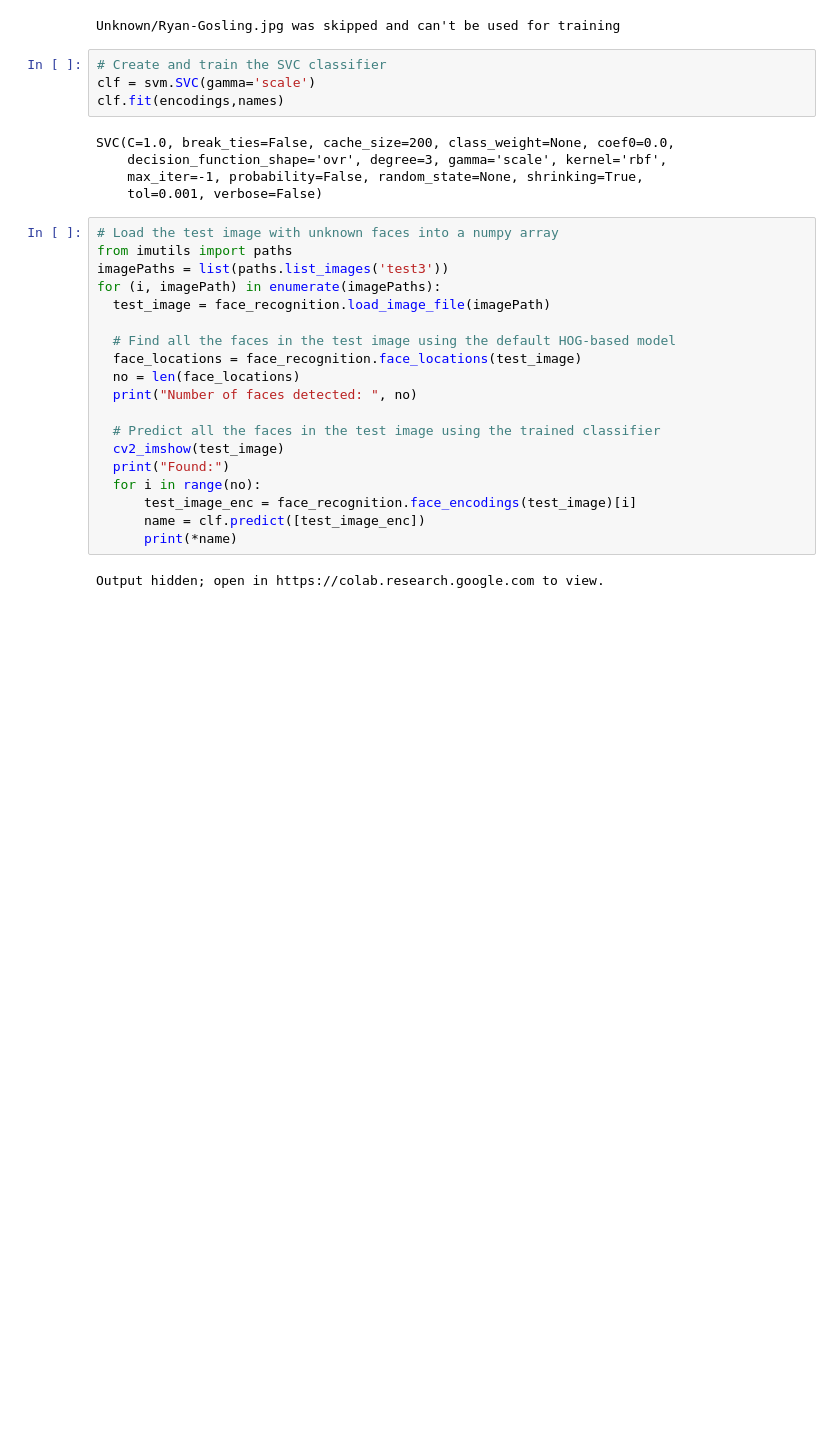
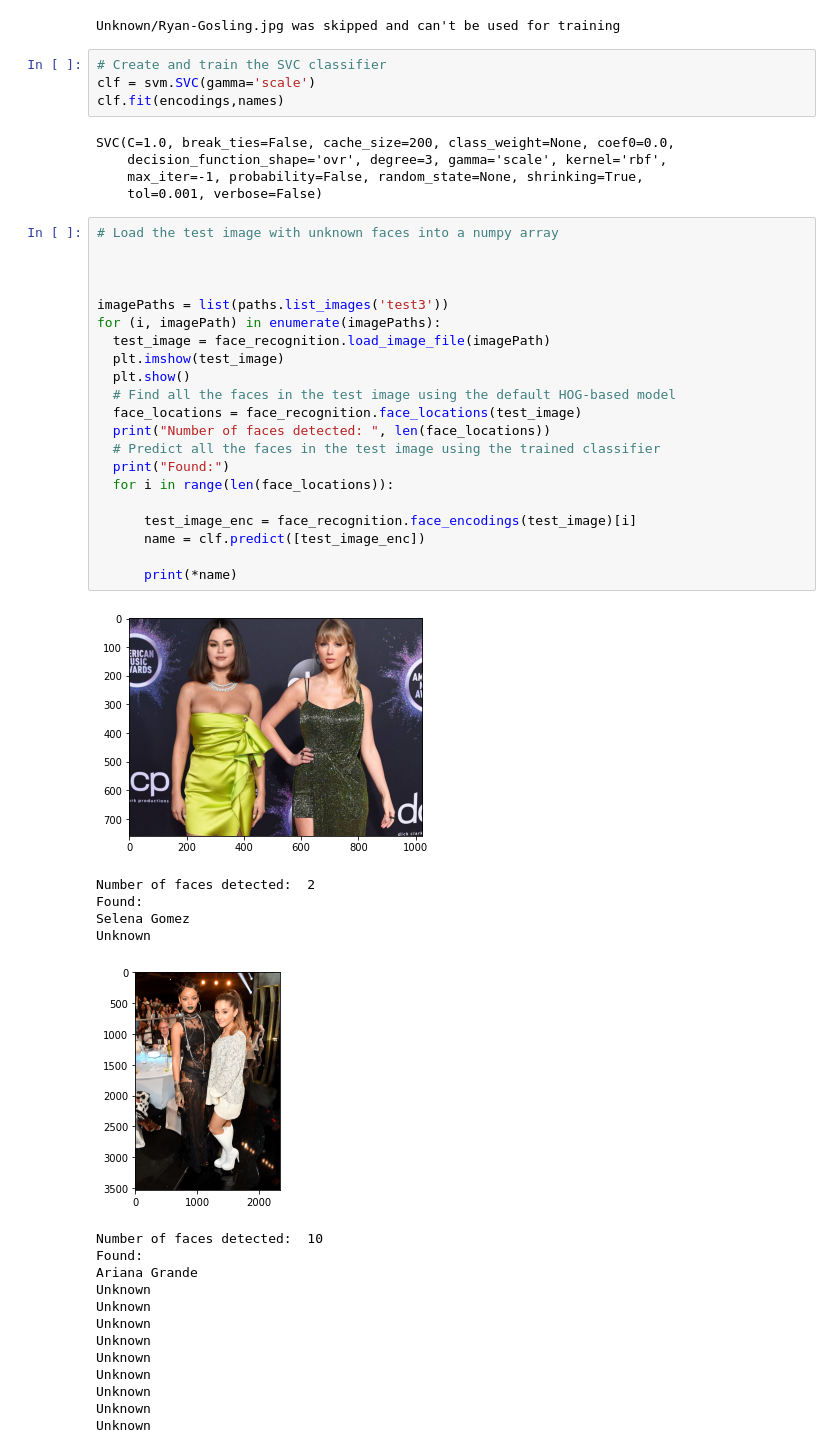
Before and after one commit to elbobrova/Broutonlab_course, a Jupyter notebook: notebooks/example1_face_recogniton.ipynb, the cells around one changed output. Saved outputs shown, nothing was run; the diff lists cells and outputs as text; blank space fills up the shorter version.

```diff
--- a/notebooks/example1_face_recogniton.ipynb
+++ b/notebooks/example1_face_recogniton.ipynb
@@ -76,22 +76,41 @@ SVC(C=1.0, break_ties=False, cache_size=200, class_weight=None, coef0=0.0,
     tol=0.001, verbose=False)
 # %%
 # Load the test image with unknown faces into a numpy array
-from imutils import paths
+
+
+
 imagePaths = list(paths.list_images('test3'))
 for (i, imagePath) in enumerate(imagePaths):
   test_image = face_recognition.load_image_file(imagePath)
-
+  plt.imshow(test_image)
+  plt.show()
   # Find all the faces in the test image using the default HOG-based model
   face_locations = face_recognition.face_locations(test_image)
-  no = len(face_locations)
-  print("Number of faces detected: ", no)
+  print("Number of faces detected: ", len(face_locations))
+  # Predict all the faces in the test image using the trained classifier
+  print("Found:")
+  for i in range(len(face_locations)):
 
-  # Predict all the faces in the test image using the trained classifier
-  cv2_imshow(test_image)
-  print("Found:")
-  for i in range(no):
       test_image_enc = face_recognition.face_encodings(test_image)[i]
       name = clf.predict([test_image_enc])
+
       print(*name)
 # %% [output]
+[figure, added]
-Output hidden; open in https://colab.research.google.com to view.
+Number of faces detected:  2
+Found:
+Selena Gomez
+Unknown
+[figure, added]
+Number of faces detected:  10
+Found:
+Ariana Grande
+Unknown
+Unknown
+Unknown
+Unknown
+Unknown
+Unknown
+Unknown
+Unknown
+Unknown
```
Also changed, not shown: parts of 4 cells of this notebook.
